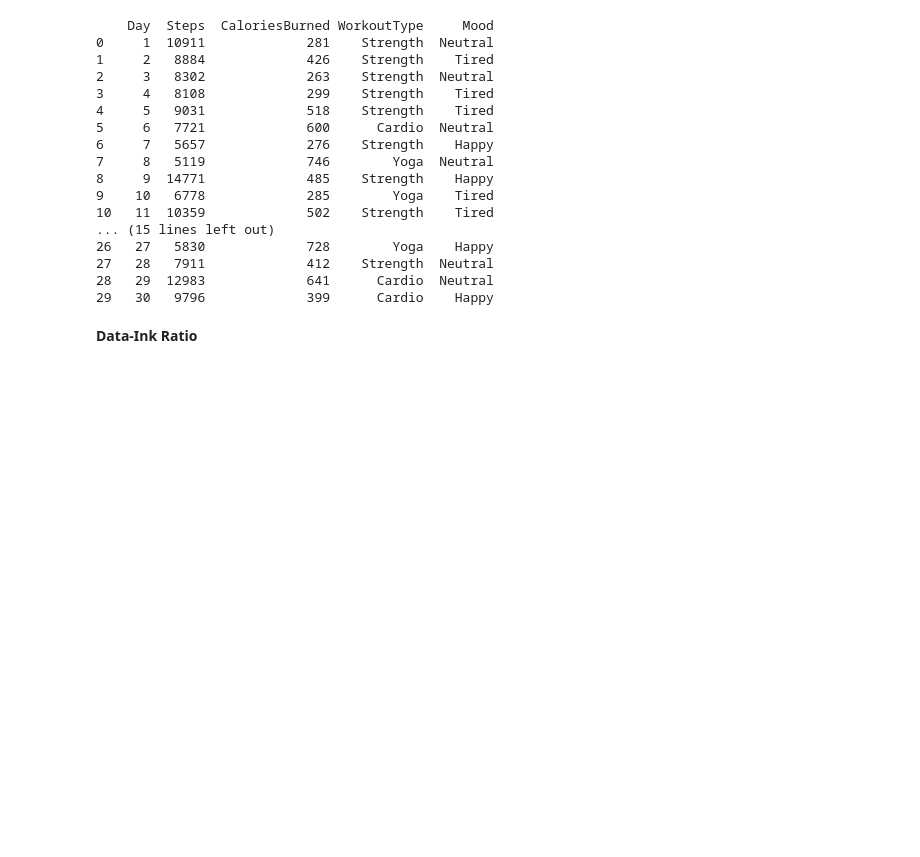
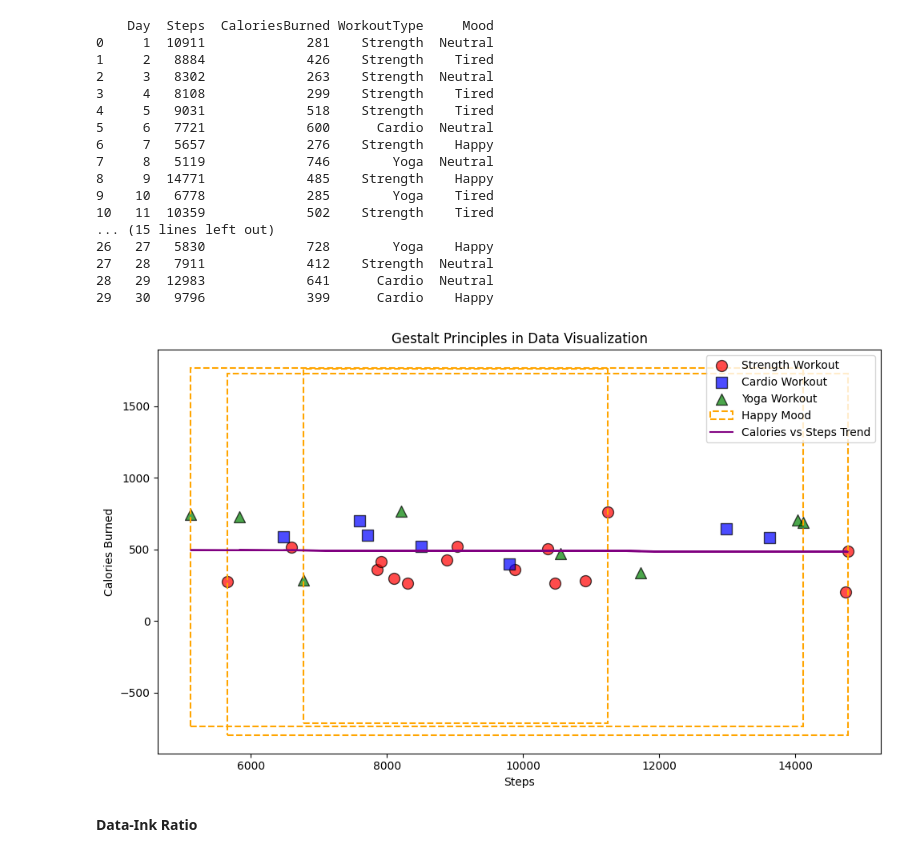
Before and after one commit to qmdmlot/CPE-031-Visualizations-and-Data-Analysis, a Jupyter notebook: Copy_of_Hands_On_Activity_6_|_Data_Visualization_and_Design.ipynb, the cells around one changed output. Cells and saved outputs as stored; diff of their text form; code cells hidden in the pictures; blank space fills up the shorter version.

```diff
--- a/Copy_of_Hands_On_Activity_6_|_Data_Visualization_and_Design.ipynb
+++ b/Copy_of_Hands_On_Activity_6_|_Data_Visualization_and_Design.ipynb
@@ -306,3 +346,38 @@ print(fitness_data)
+# %%
+colors = {'Regular': 'red', 'Premium': 'blue', 'VIP': 'green', 'Strength': 'red','Cardio':'blue','Yoga':'green'}
+shapes = {'Regular': 'o', 'Premium': 's', 'VIP': '^','Strength': 'o','Cardio':'s','Yoga':'^'}
+
+plt.figure(figsize=(10,6))
+for wtype in fitness_data['WorkoutType'].unique():
+    subset = fitness_data[fitness_data['WorkoutType'] == wtype]
+    plt.scatter(subset['Steps'], subset['CaloriesBurned'],
+                c=colors[wtype],
+                marker=shapes[wtype],
+                s=100,
+                alpha=0.7,
+                edgecolors='black',
+                label=f'{wtype} Workout')
+
+for mood in fitness_data['Mood'].unique():
+    subset = fitness_data[fitness_data['Mood'] == mood]
+    plt.gca().add_patch(plt.Rectangle(
+        (subset['Steps'].min()-1, subset['CaloriesBurned'].min()-1000),
+        subset['Steps'].max()-subset['Steps'].min()+2,
+        subset['CaloriesBurned'].max()-subset['CaloriesBurned'].min()+2000,
+        fill=False, edgecolor='orange', linestyle='--', linewidth=1.5,
+        label=f'{mood} Mood' if mood=='Happy' else ""
+    ))
+
+plt.plot(fitness_data['Steps'], p(fitness_data['Steps']), color='purple', linestyle='-', linewidth=1.5, label='Calories vs Steps Trend')
+
+plt.title('Gestalt Principles in Data Visualization')
+plt.xlabel('Steps')
+plt.ylabel('Calories Burned')
+plt.legend()
+plt.tight_layout()
+plt.show()
+# %% [output]
+[figure, added]
 # %% [markdown]
 **Data-Ink Ratio**
 # %% [markdown]
```
Also changed, not shown: parts of 5 cells of this notebook.
